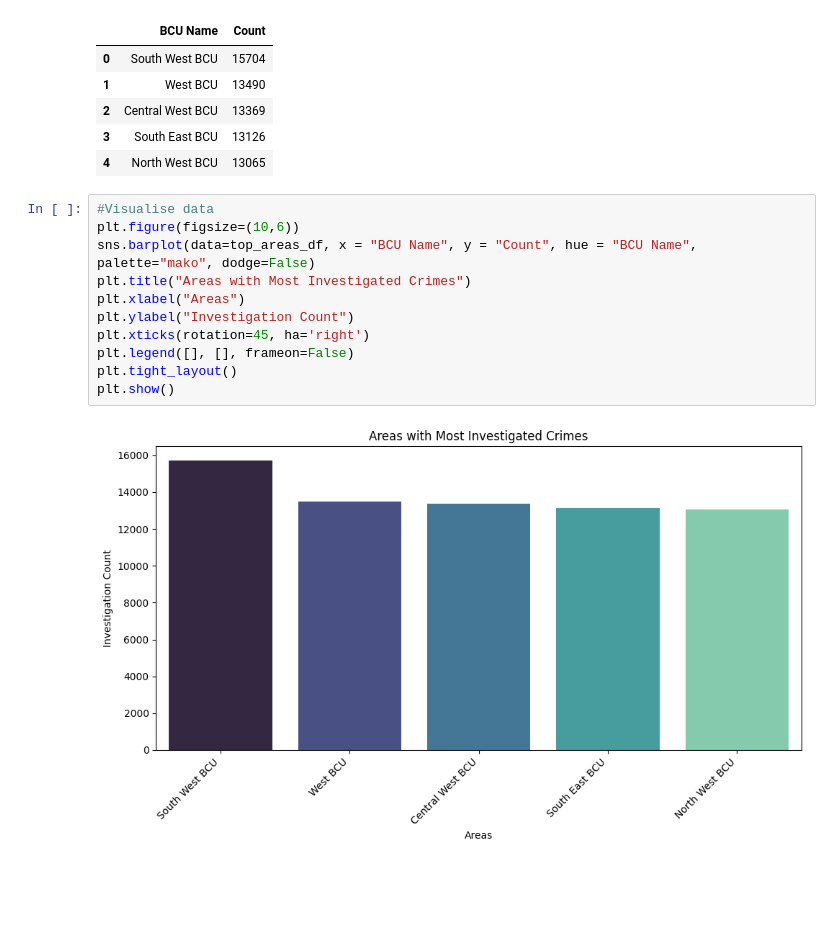
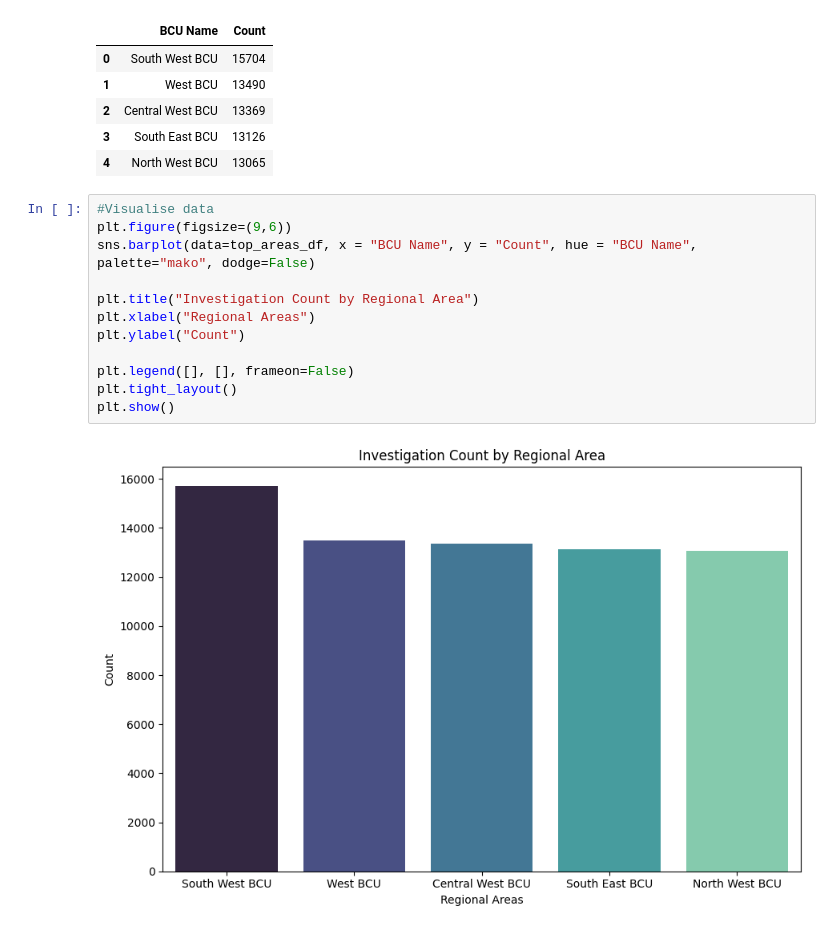
Before and after one commit to juanitanels/London-Crime-Stats-EDA, a Jupyter notebook: London Crime Stats 22-23 EDA.ipynb, the cells around one changed output. Cells and saved outputs as stored; diff of their text form; blank space fills up the shorter version.

```diff
--- a/London Crime Stats 22-23 EDA.ipynb
+++ b/London Crime Stats 22-23 EDA.ipynb
@@ -213,15 +259,16 @@ top_areas_df
 | 4 | North West BCU | 13065 |
 # %%
 #Visualise data
-plt.figure(figsize=(10,6))
+plt.figure(figsize=(9,6))
 sns.barplot(data=top_areas_df, x = "BCU Name", y = "Count", hue = "BCU Name", palette="mako", dodge=False)
-plt.title("Areas with Most Investigated Crimes")
-plt.xlabel("Areas")
-plt.ylabel("Investigation Count")
-plt.xticks(rotation=45, ha='right')
+
+plt.title("Investigation Count by Regional Area")
+plt.xlabel("Regional Areas")
+plt.ylabel("Count")
+
 plt.legend([], [], frameon=False)
 plt.tight_layout()
 plt.show()
 # %% [output]
-[figure, old version]
+[figure, new version]
 # %% [markdown]
```
Also changed, not shown: parts of 22 cells of this notebook.
